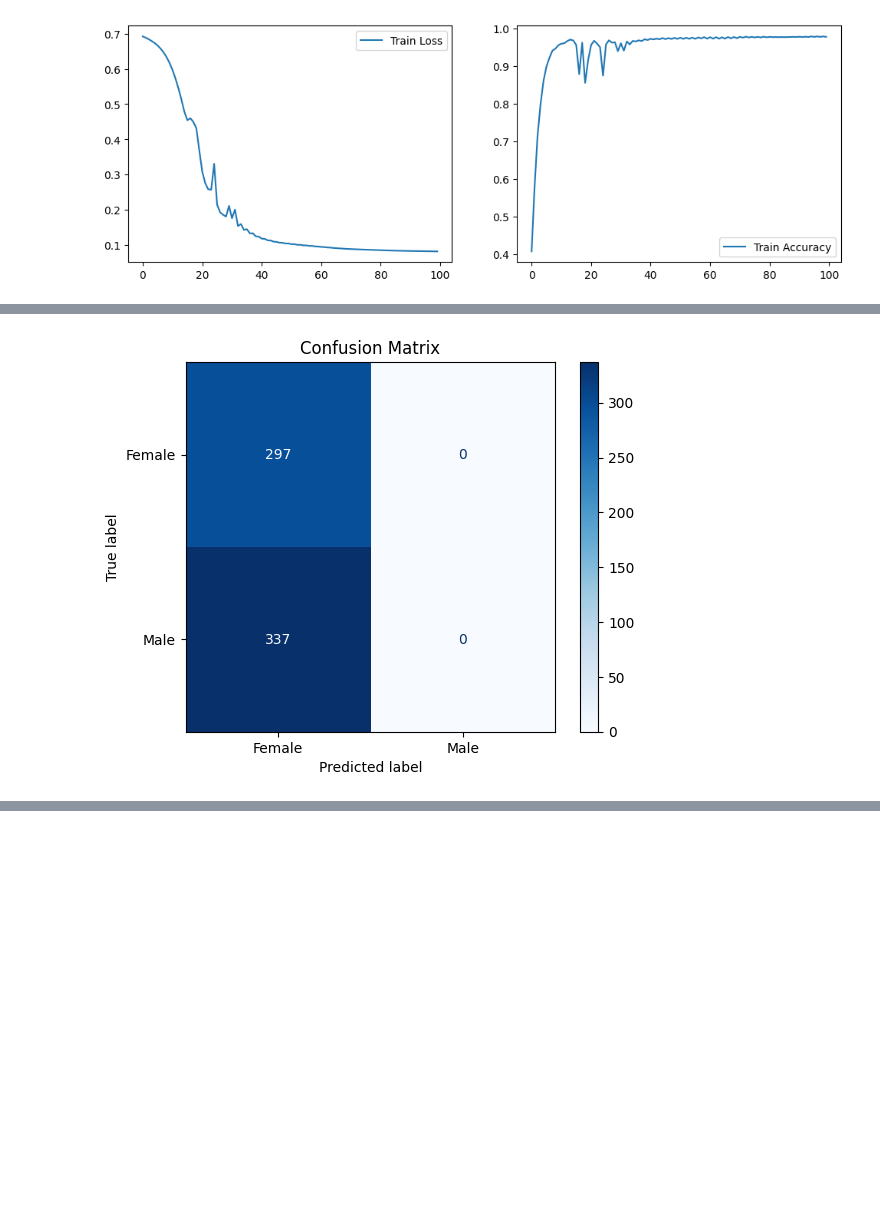
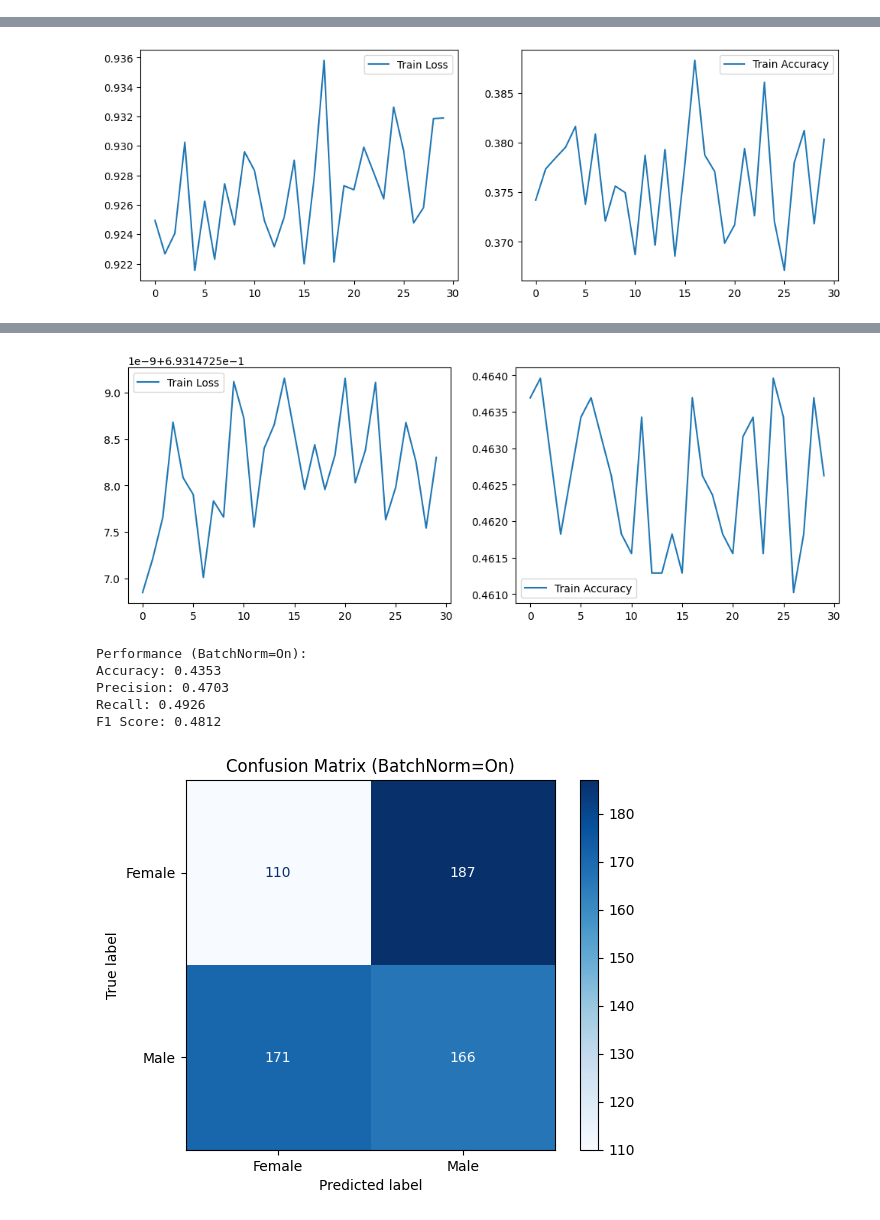
Before and after one commit to antoinerougier/AML, a Jupyter notebook: src/notebook/NN_batch_normalization.ipynb, the cells around one changed output, grey strips where cells are left out. Cells and saved outputs as stored; diff of their text form; code cells hidden in the pictures; blank space fills up the shorter version.

```diff
--- a/src/notebook/NN_batch_normalization.ipynb
+++ b/src/notebook/NN_batch_normalization.ipynb
@@ -151,9 +162,6 @@ def neural_network(X, y, n1=16, learning_rate=0.1, n_iter=1000):
 
     return parameters
 # %%
+# Data preparation
 X = X_train.T
 y = y_train.reshape((1, y_train.shape[0]))
-
-parametres_final = neural_network(X, y, n1=16, learning_rate=0.01, n_iter=100)
-# %% [output]
-[figure, removed]
@@ -163,19 +168,33 @@ y_test = y_test.reshape((1, y_test.shape[0]))
 # %%
-y_test_pred = predict(X_test, parametres_final)
+layers = [X.shape[0], 32, 16, 8, 1]  # Example with 3 hidden layers
 
-accuracy = accuracy_score(y_test.flatten(), y_test_pred.flatten())
-precision = precision_score(y_test.flatten(), y_test_pred.flatten())
-recall = recall_score(y_test.flatten(), y_test_pred.flatten())
-f1 = f1_score(y_test.flatten(), y_test_pred.flatten())
+# NX with BN
+parameters_bn = neural_network(X, y, layers, learning_rate=0.01, epochs=30, batch_size=64, use_batch_norm=True)
 
-print(f"Accuracy: {accuracy:.4f}")
-print(f"Precision: {precision:.4f}")
-print(f"Recall: {recall:.4f}")
-print(f"F1 Score: {f1:.4f}")
+# NN without BN
+parameters_no_bn = neural_network(X, y, layers, learning_rate=0.01, epochs=30, batch_size=64, use_batch_norm=False)
 
-cm = confusion_matrix(y_test.flatten(), y_test_pred.flatten())
-cm_display = ConfusionMatrixDisplay(confusion_matrix=cm, display_labels=['Female', 'Male'])
-cm_display.plot(cmap='Blues')
-plt.title("Confusion Matrix")
-plt.show()
+X_test = X_test.T
+y_test = y_test.reshape((1, y_test.shape[0]))
+
+# Prediction and performance
+for use_bn, params in zip([True, False], [parameters_bn, parameters_no_bn]):
+    y_test_pred = predict(X_test, params, layers, use_batch_norm=use_bn)
+
+    accuracy = accuracy_score(y_test.flatten(), y_test_pred.flatten())
+    precision = precision_score(y_test.flatten(), y_test_pred.flatten())
+    recall = recall_score(y_test.flatten(), y_test_pred.flatten())
+    f1 = f1_score(y_test.flatten(), y_test_pred.flatten())
+
+    print(f"Performance (BatchNorm={'On' if use_bn else 'Off'}):")
+    print(f"Accuracy: {accuracy:.4f}")
+    print(f"Precision: {precision:.4f}")
+    print(f"Recall: {recall:.4f}")
+    print(f"F1 Score: {f1:.4f}")
+
+    cm = confusion_matrix(y_test.flatten(), y_test_pred.flatten())
+    cm_display = ConfusionMatrixDisplay(confusion_matrix=cm, display_labels=['Female', 'Male'])
+    cm_display.plot(cmap='Blues')
+    plt.title(f"Confusion Matrix (BatchNorm={'On' if use_bn else 'Off'})")
+    plt.show()
 # %% [output]
@@ -186 +218 @@ F1 Score: 0.0000
-[figure, old version]
+[figure, new version]
@@ -186,0 +236,7 @@ F1 Score: 0.0000
+[figure, added]
+Performance (BatchNorm=On):
+Accuracy: 0.4353
+Precision: 0.4703
+Recall: 0.4926
+F1 Score: 0.4812
+[figure, added]
```
Also changed, not shown: parts of 5 cells of this notebook, 1 other file.
